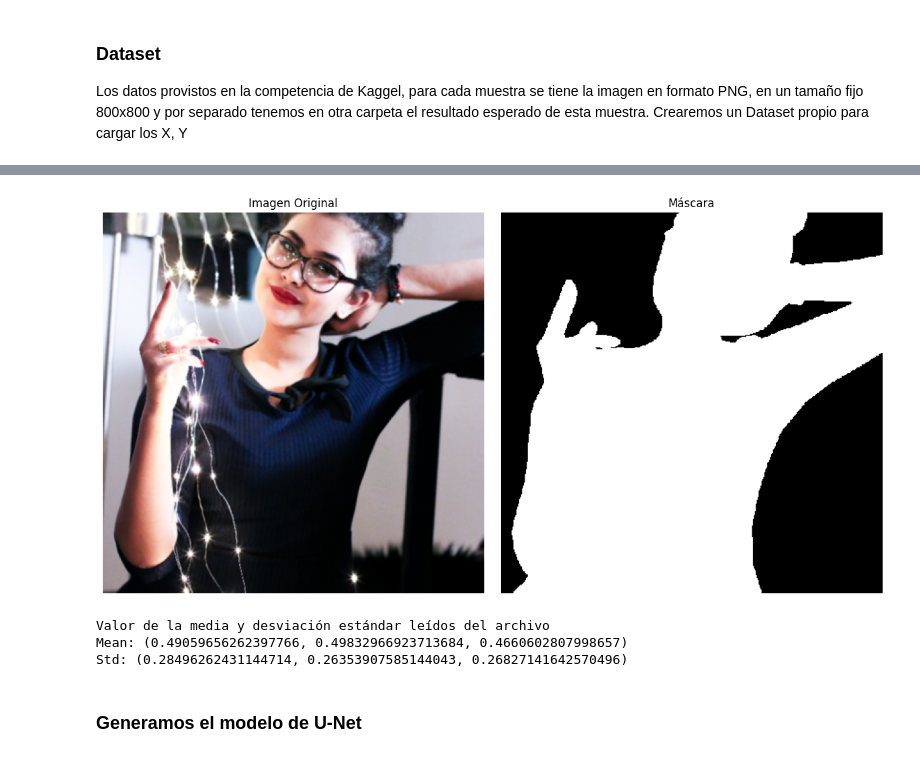
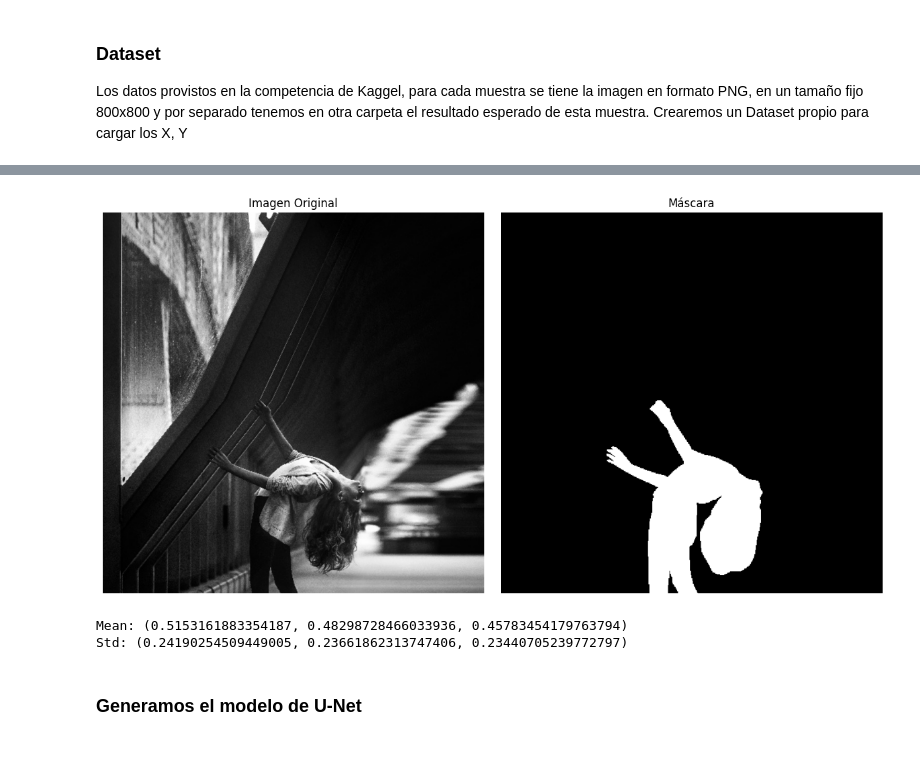
Before and after one commit to smith2310/deep_learning_obligatorio, a Jupyter notebook: Main.ipynb, the cells around one changed output, grey strips where cells are left out. Drawn from its saved outputs; the diff is of its cells as text; code cells hidden in the pictures.

```diff
--- a/Main.ipynb
+++ b/Main.ipynb
@@ -38,7 +38,7 @@ elif torch.backends.mps.is_available():
     DEVICE = "mps"
 
 NUM_WORKERS = 0 if DEVICE == "mps" else max(os.cpu_count() - 1, 1)  #número de workers para cargar los datos a menos que estemos corriendo en Mac OS
-BATCH_SIZE = 4  # tamaño del batch
+BATCH_SIZE = 8  # tamaño del batch
 
 # DEVICE = "cpu"
 
@@ -51,10 +51,10 @@ Num Workers: 0
 ### Dataset
 Los datos provistos en la competencia de Kaggel, para cada muestra se tiene la imagen en formato PNG, en un tamaño fijo 800x800 y por separado tenemos en otra carpeta el resultado esperado de esta muestra. Crearemos un Dataset propio para cargar los X, Y
 # %%
-DATA_DIR = 'small-segmentation'
-# DATA_DIR = 'tdl-segmentacion'
+# DATA_DIR = 'small-segmentation'
+DATA_DIR = 'tdl-segmentacion'
 TRAIN_DATA_DIR = Path(f'{DATA_DIR}/train')
-IMAGE_SIZE = (400, 400) #Dimensiones de la imagen tiene que ser multiplos de 8
+IMAGE_SIZE = (800, 800) #Dimensiones de la imagen tiene que ser multiplos de 16 debido a la arquitectura de la red
 
 
 def create_train_val_datasets(
@@ -147,29 +147,29 @@ mask Valores unicos :tensor([0., 1.])
 # %%
 # Creamos una funcion que nos muestre la imagen original y su mascara
 
 def plot_image_with_mask(
     image,
     mask
 ):
     """
     Muestra la imagen original y a su lado su respectiva mascara. Se asume que tanto la imagen y la mascara tienen el mismo tamaño
     """
     image_np = image.permute(1, 2, 0).numpy()
     mask_np = mask.squeeze(0).numpy()
     fig, axs = plt.subplots(1, 2, figsize=(12, 6))
     # Mostrar la imagen original
-    axs[0].imshow(image_np)
+    axs[0].imshow(image_np, vmin=0, vmax=1)
     axs[0].set_title("Imagen Original")
     axs[0].axis('off')
-    axs[1].imshow(mask_np, cmap='gray')
+    axs[1].imshow(mask_np, cmap='gray', vmin=0, vmax=1)
     axs[1].set_title("Máscara")
     axs[1].axis('off')
     plt.tight_layout()
     plt.show()
 
 plot_image_with_mask(image, mask)
 # %% [output]
-[figure, old version]
+[figure, new version]
 # %%
 #Calculamos media y desviacion estandar de las imagenes
 mean_std_cache = f'{DATA_DIR}-mean-std-cache-scale-{ZERO_ONE_SCALE}.txt'
@@ -177,9 +177,8 @@ mean, std = calculate_mean_and_std(test_dataset, mean_std_cache)
 print(f'Mean: {mean}')
 print(f'Std: {std}')
 # %% [output]
-Valor de la media y desviación estándar leídos del archivo
-Mean: (0.49059656262397766, 0.49832966923713684, 0.4660602807998657)
-Std: (0.28496262431144714, 0.26353907585144043, 0.26827141642570496)
+Mean: (0.5153161883354187, 0.48298728466033936, 0.45783454179763794)
+Std: (0.24190254509449005, 0.23661862313747406, 0.23440705239772797)
 # %% [markdown]
 ### Generamos el modelo de U-Net
 # %%
```
Also changed, not shown: parts of 5 cells of this notebook, 3 other files.
